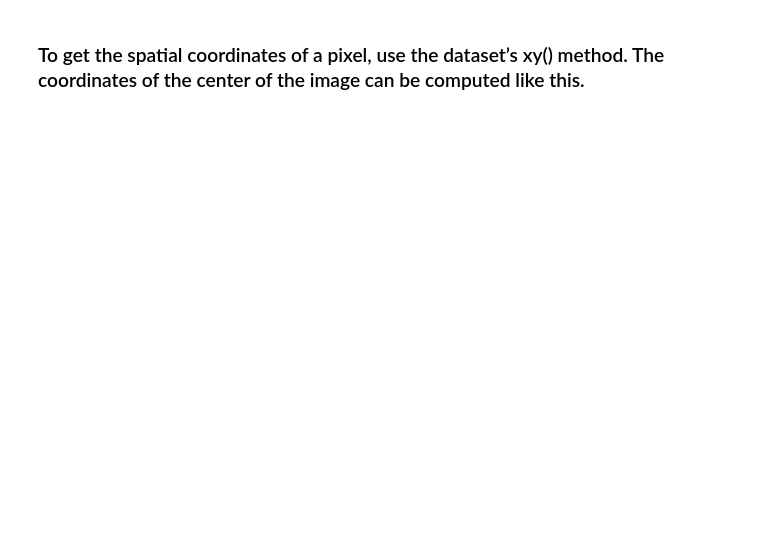
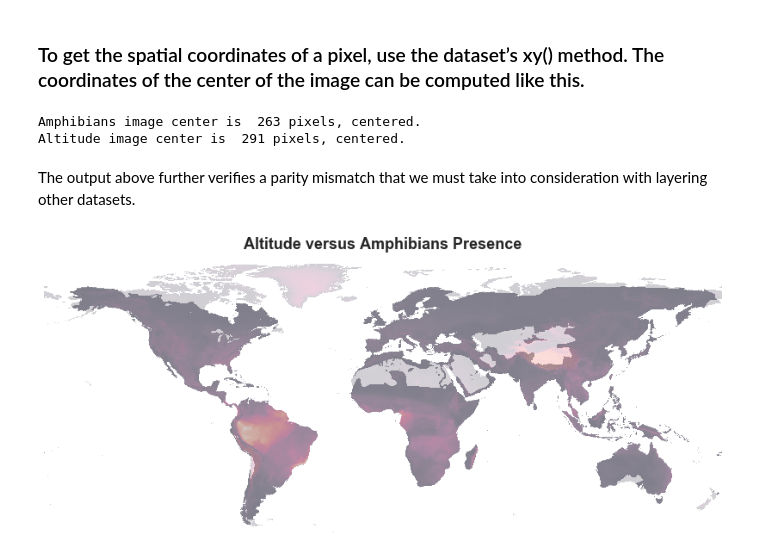
Before and after one commit to SeriousHyena/UAF-Temperature, a Jupyter notebook: Working_Rasterio.ipynb, the cells around one changed output. Cells and saved outputs as stored; diff of their text form; code cells hidden in the pictures; blank space fills up the shorter version.

```diff
--- a/Working_Rasterio.ipynb
+++ b/Working_Rasterio.ipynb
@@ -11,0 +14,18 @@ import matplotlib.pyplot as plt
+# %%
+import os
+import numpy as np
+import matplotlib.pyplot as plt
+from shapely.geometry import Polygon, box
+import geopandas as gpd
+import rasterio as rio
+from rasterio.plot import show
+from rasterio.mask import mask
+# A package created for this class that will be discussed later in this lesson
+import earthpy as et
+import earthpy.plot as ep
+
+# Prettier plotting with seaborn
+import seaborn as sns
+sns.set(font_scale=1.5, style="white")
+
+%matplotlib inline
@@ -12,5 +34,3 @@ import matplotlib.pyplot as plt
 # %%
-print('UAF-alt.tif:')
-filepath1 = r'C:\Users\emack\Documents\UAF-Temperature\data\alt.tif'
-with rasterio.open(filepath1) as d_alt:
-    print(d_alt.profile)
+amphibians = rasterio.open(r'C:\Users\emack\Documents\UAF-Temperature\data\amphibians.tif')
+altitude = rasterio.open(r'C:\Users\emack\Documents\UAF-Temperature\data\alt.tif')
@@ -102,0 +105,20 @@ band1[row, col]
+# %%
+print('Amphibians image center is ', band1[amphibians.height // 2, amphibians.width // 2],'pixels, centered.')
+print('Altitude image center is ', band1[altitude.height // 2, altitude.width // 2],'pixels, centered.')
+# %% [output]
+Amphibians image center is  263 pixels, centered.
+Altitude image center is  291 pixels, centered.
+# %% [markdown]
+The output above further verifies a parity mismatch that we must take into consideration with layering other datasets.
+# %%
+# Plot the dem using raster.io
+fig, ax = plt.subplots(figsize = (16,6))
+show(amphibians, ax=ax, alpha=0.4)
+
+show(altitude,
+     title="Altitude versus Amphibians Presence",
+     ax=ax, alpha=0.2)
+
+ax.set_axis_off()
+# %% [output]
+[figure, added]
```
Also changed, not shown: parts of 38 cells of this notebook.
